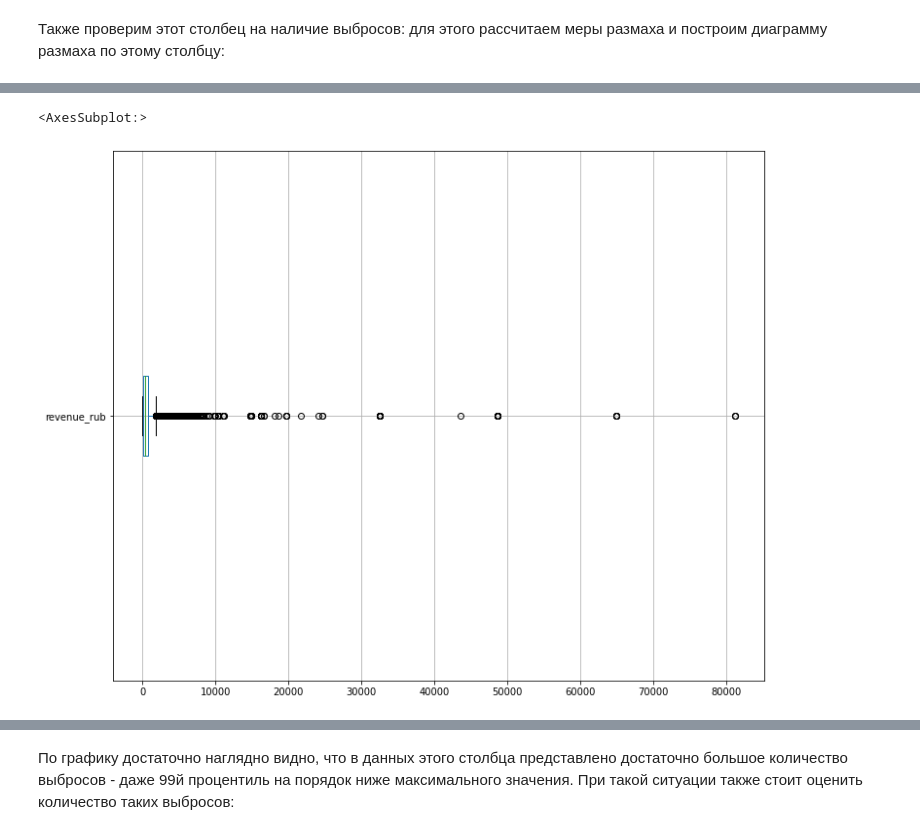
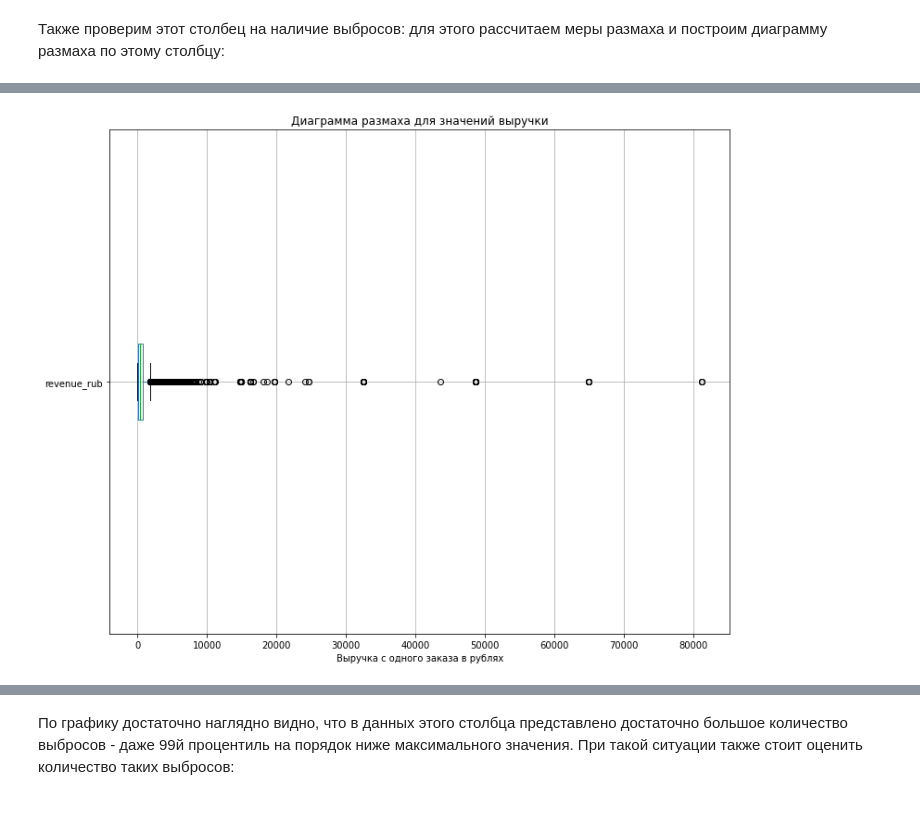
Before and after one commit to VitAksarin/Module_2_Project, a Jupyter notebook: Проект модуля 2.ipynb, the cells around one changed output, grey strips where cells are left out. Drawn from its saved outputs; the diff is of its cells as text; code cells hidden in the pictures.

```diff
--- a/Проект модуля 2.ipynb
+++ b/Проект модуля 2.ipynb
@@ -391,13 +513,21 @@ new_df
 # %%
-revenue_rub = []
+# Создаем столбец из курсов по датам:
+rate_map = df_money.set_index('data')['curs']
 
-# Создадим список, перебирающий все строки датафрейма:
-for i in range(len(new_df)):
-    # Обращаемся к значениям в конкретной строке
-    if new_df.loc[i, 'currency_code'] == 'rub':
-        revenue_rub.append(new_df.loc[i, 'revenue'])
-    elif new_df.loc[i, 'currency_code'] == 'kzt':
-        revenue_rub.append(round(new_df.loc[i, 'revenue'] * new_df.loc[i, 'curs'] / new_df.loc[i, 'nominal'], 2))
+# Используем .map() для "подтягивания" курса в df по дате 'order_dt'
+df['rate'] = df['order_dt'].map(rate_map)
 
-display(revenue_rub)
+# Инициализируем новую колонку значением по умолчанию
+df['revenue_rub'] = df['revenue']
+
+# Создаем маску (условие) для строк, которые нужно конвертировать
+mask = df['currency_code'] == 'kzt'
+
+# Выполняем векторизированную операцию ТОЛЬКО для нужных строк
+df.loc[mask, 'revenue_rub'] = df['revenue'] * df['rate'] / 100
+
+# Удаляем лишний столбец rate:
+df = df.drop('rate', axis=1)
+
+display(df)
 # %% [output]
@@ -423,5 +549,5 @@ display(revenue_rub)
 # %%
 # Добавляем результат в датафрейм
-df['revenue_rub'] = revenue_rub
+#df['revenue_rub'] = revenue_rub
 
-display(df)
+#display(df)
@@ -498,8 +647,12 @@ Name: revenue_rub, dtype: float64
 # %%
 df.boxplot(column='revenue_rub',
            vert=False,
            grid=True,
            figsize=(12, 10))
+
+plt.title('Диаграмма размаха для значений выручки')
+plt.xlabel('Выручка с одного заказа в рублях')
+
+plt.show()
 # %% [output]
-<AxesSubplot:>
-[figure, old version]
+[figure, new version]
```
Also changed, not shown: parts of 138 cells of this notebook, 1 other file.
